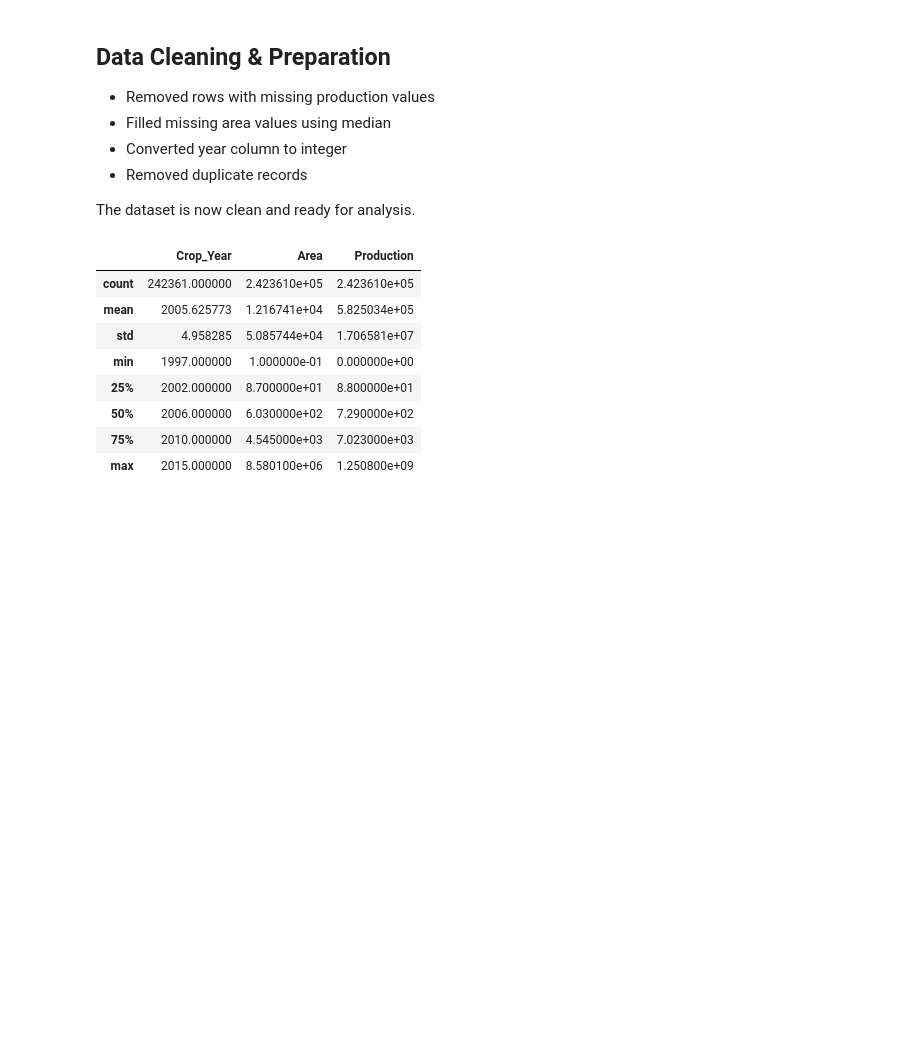
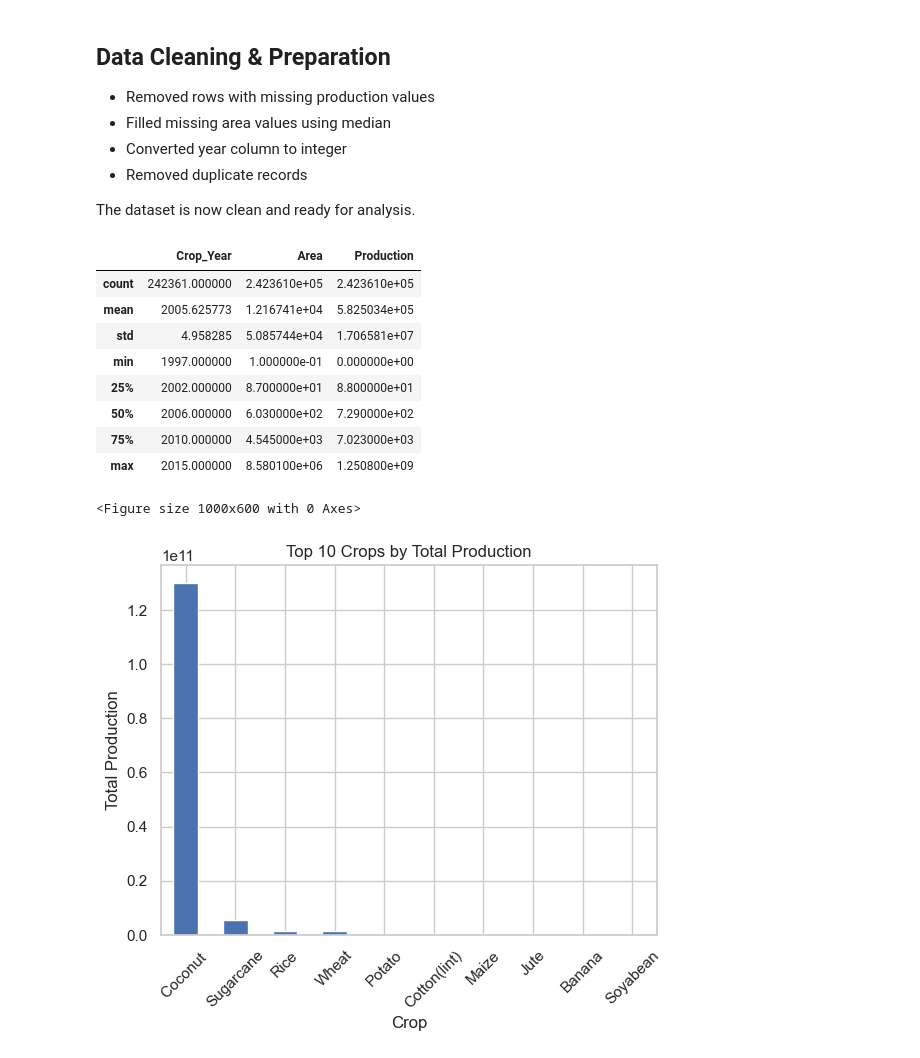
Before and after one commit to UMESH-KALE0777/python-ml-engineering, a Jupyter notebook: projects/crop-production-analysis/crop_analysis.ipynb, the cells around one changed output. Saved outputs shown, nothing was run; the diff lists cells and outputs as text; code cells hidden in the pictures; blank space fills up the shorter version.

Commit message:
Day 4: data visualization and key insights

```diff
--- a/projects/crop-production-analysis/crop_analysis.ipynb
+++ b/projects/crop-production-analysis/crop_analysis.ipynb
@@ -81,6 +81,7 @@ Production       float64
 dtype: object
 # %%
 df["Crop_Year"] = df["Crop_Year"].astype(int)
+df["Production"] = pd.to_numeric(df["Production"], errors="coerce")
 # %%
 df = df.drop_duplicates()
 # %% [markdown]
@@ -104,3 +105,24 @@ df.describe()
 | 50% | 2006.000000 | 6.030000e+02 | 7.290000e+02 |
 | 75% | 2010.000000 | 4.545000e+03 | 7.023000e+03 |
 | max | 2015.000000 | 8.580100e+06 | 1.250800e+09 |
+# %%
+plt.figure(figsize=(10, 6))
+sns.set(style="whitegrid")
+# %% [output]
+<Figure size 1000x600 with 0 Axes>
+# %%
+top_crops = (
+    df.groupby("Crop")["Production"]
+    .sum()
+    .sort_values(ascending=False)
+    .head(10)
+)
+
+top_crops.plot(kind="bar")
+plt.title("Top 10 Crops by Total Production")
+plt.xlabel("Crop")
+plt.ylabel("Total Production")
+plt.xticks(rotation=45)
+plt.show()
+# %% [output]
+[figure, added]
```
Also changed, not shown: parts of 3 cells of this notebook.
